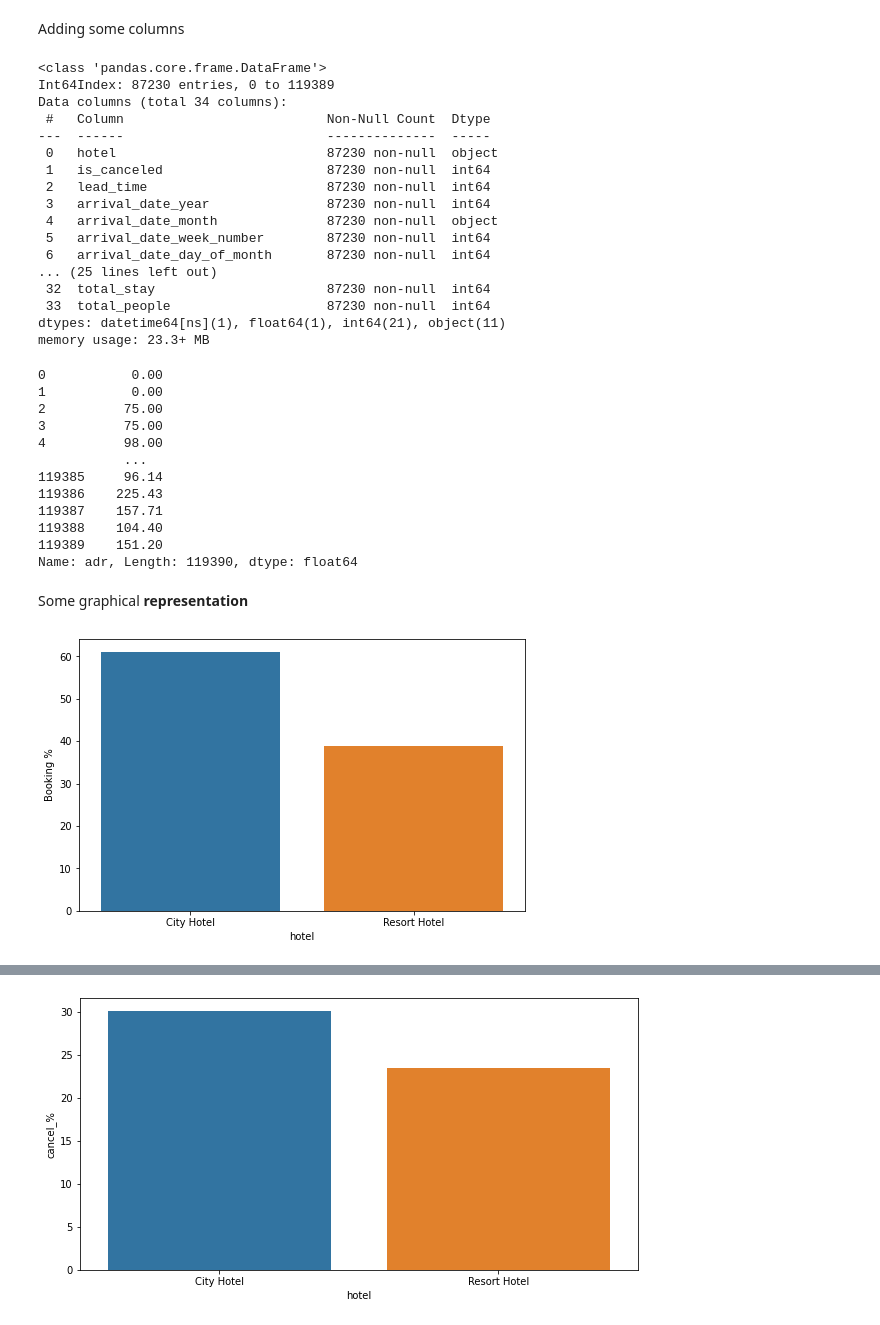
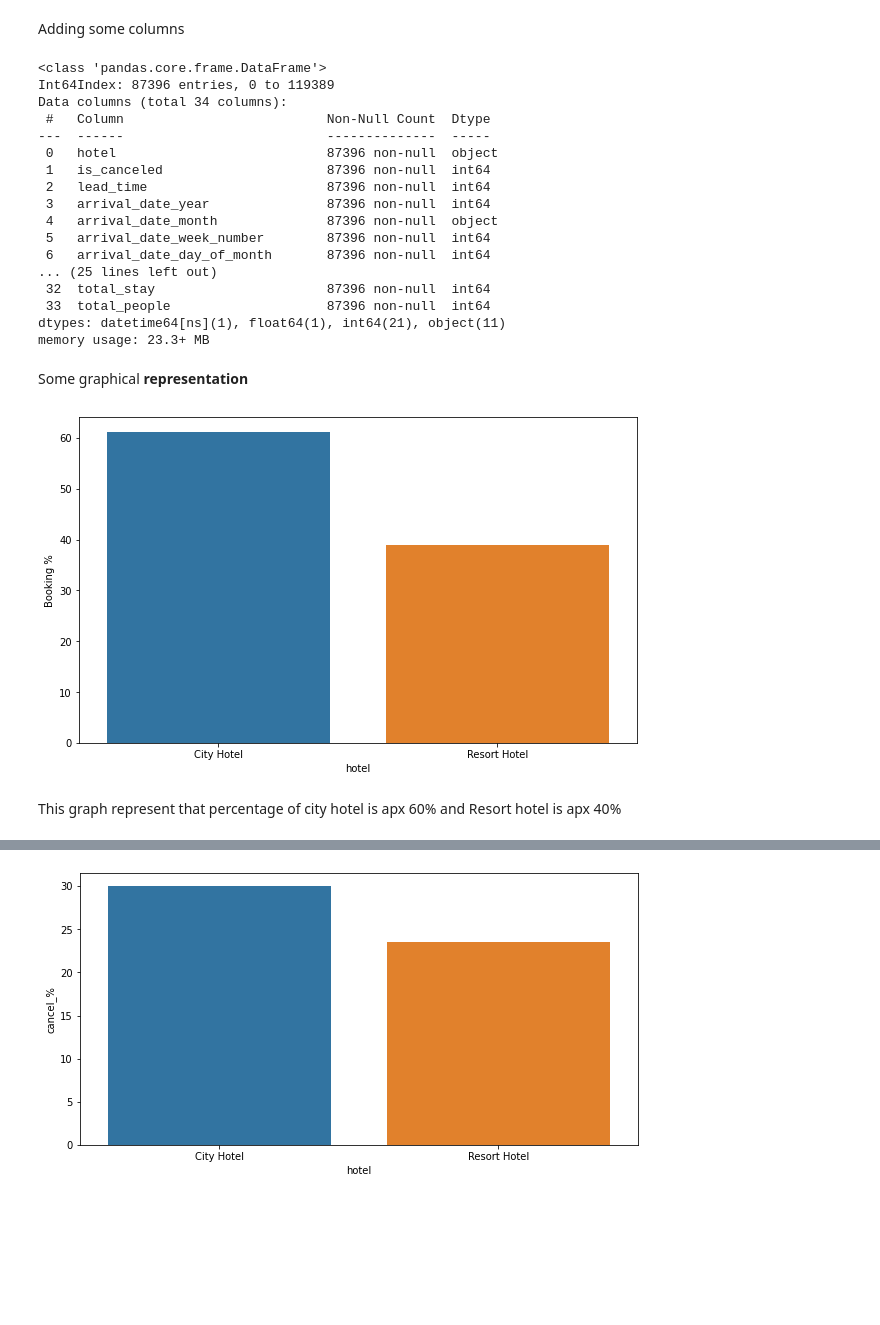
Before and after one commit to Kumass/Almabetter-EDA, a Jupyter notebook: DataAnalysis.ipynb, the cells around one changed output, grey strips where cells are left out. Cells and saved outputs as stored; diff of their text form; code cells hidden in the pictures; blank space fills up the shorter version.

```diff
--- a/DataAnalysis.ipynb
+++ b/DataAnalysis.ipynb
@@ -135,5 +157,3 @@ df1[df1['adults']+df1['babies']+df1['children'] == 0].shape
-# %%
-df1.drop(df1[df1['adults']+df1['babies']+df1['children'] == 0].index, inplace = True)
 # %%
 df1.info()
 # %% [output]
@@ -211,34 +209,19 @@ df1['total_people'] = df1['adults']+df1['children']+df1['babies']
 df1.info()
 # %% [output]
 <class 'pandas.core.frame.DataFrame'>
-Int64Index: 87230 entries, 0 to 119389
+Int64Index: 87396 entries, 0 to 119389
 Data columns (total 34 columns):
  #   Column                          Non-Null Count  Dtype
 ---  ------                          --------------  -----
- 0   hotel                           87230 non-null  object
- 1   is_canceled                     87230 non-null  int64
- 2   lead_time                       87230 non-null  int64
- 3   arrival_date_year               87230 non-null  int64
- 4   arrival_date_month              87230 non-null  object
- 5   arrival_date_week_number        87230 non-null  int64
- 6   arrival_date_day_of_month       87230 non-null  int64
+ 0   hotel                           87396 non-null  object
+ 1   is_canceled                     87396 non-null  int64
+ 2   lead_time                       87396 non-null  int64
+ 3   arrival_date_year               87396 non-null  int64
+ 4   arrival_date_month              87396 non-null  object
+ 5   arrival_date_week_number        87396 non-null  int64
+ 6   arrival_date_day_of_month       87396 non-null  int64
 ... (25 lines left out)
- 32  total_stay                      87230 non-null  int64
- 33  total_people                    87230 non-null  int64
+ 32  total_stay                      87396 non-null  int64
+ 33  total_people                    87396 non-null  int64
 dtypes: datetime64[ns](1), float64(1), int64(21), object(11)
 memory usage: 23.3+ MB
-# %%
-df['adr']
-# %% [output]
-0           0.00
-1           0.00
-2          75.00
-3          75.00
-4          98.00
-           ...
-119385     96.14
-119386    225.43
-119387    157.71
-119388    104.40
-119389    151.20
-Name: adr, Length: 119390, dtype: float64
@@ -245,12 +231,14 @@ Name: adr, Length: 119390, dtype: float64
 # %% [markdown]
 Some graphical **representation**
 # %%
-# percentage of bookings in each hotal
-grouped_by_hotel = df1.groupby('hotel')
-d1 = pd.DataFrame((grouped_by_hotel.size()/df1.shape[0])*100).reset_index().rename(columns = {0:'Booking %'})      #Calculating percentage
-plt.figure(figsize = (8,5))
+# percentage of bookings in each hotel
+grouped_of_hotel = df1.groupby('hotel')
+d1 = pd.DataFrame((grouped_of_hotel.size()/df1.shape[0])*100).reset_index().rename(columns = {0:'Booking %'})      #percentage calculation
+plt.figure(figsize = (10,6))
 sns.barplot(x = d1['hotel'], y = d1['Booking %'] )
 plt.show()
 # %% [output]
-[figure, old version]
+[figure, new version]
+# %% [markdown]
+This graph represent that percentage of city hotel is apx 60% and Resort hotel is apx 40%
 # %%
```
Also changed, not shown: parts of 56 cells of this notebook.
